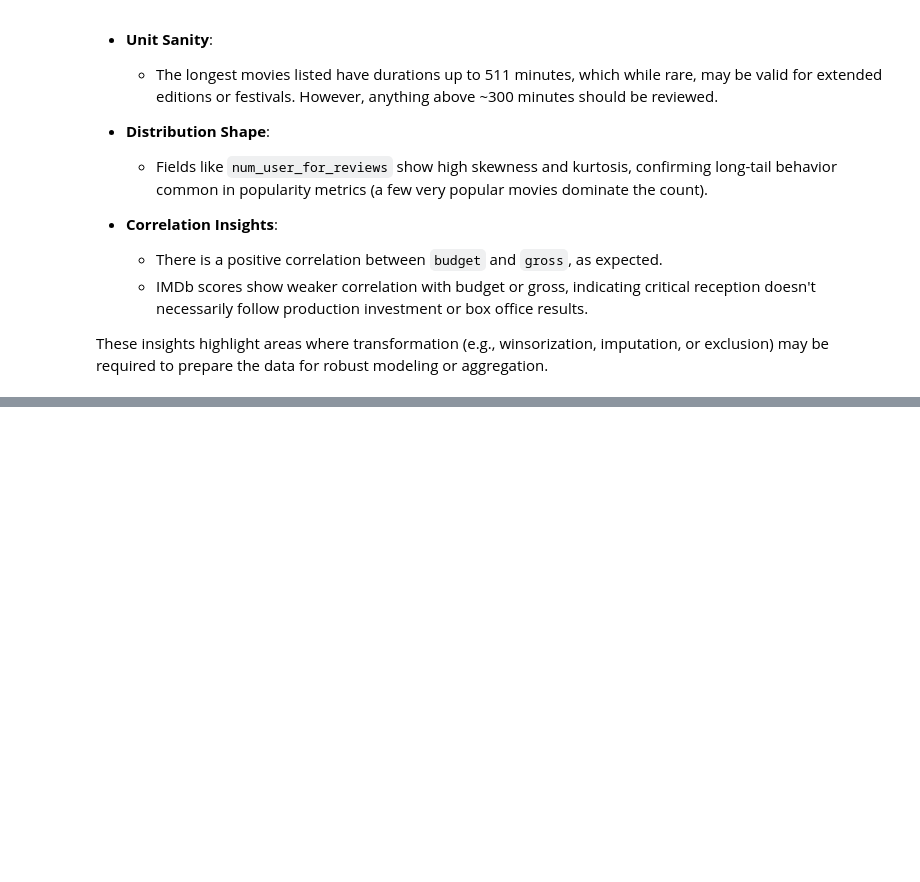
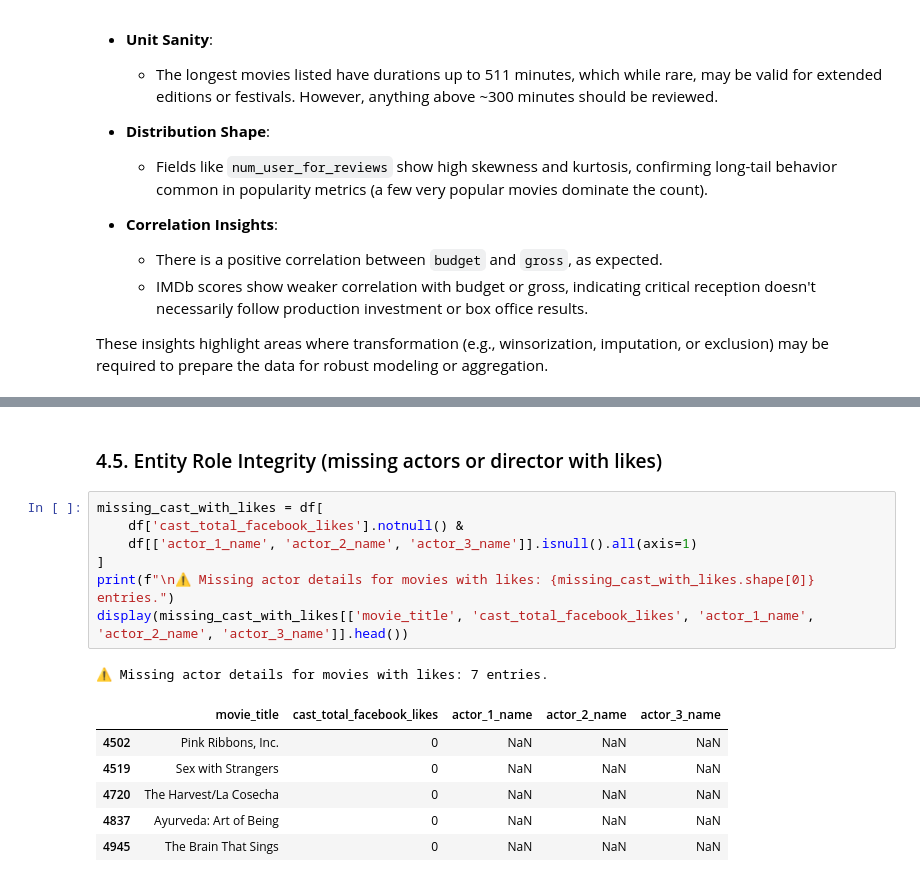
Before and after one commit to rogerioo/movie_challenge, a Jupyter notebook: challenge.ipynb, the cells around one changed output, grey strips where cells are left out. Saved outputs shown, nothing was run; the diff lists cells and outputs as text; blank space fills up the shorter version.

Commit message:
Add data integrity section

```diff
--- a/challenge.ipynb
+++ b/challenge.ipynb
@@ -416,0 +515,17 @@ These insights highlight areas where transformation (e.g., winsorization, imputa
+# %% [markdown]
+### 4.5. Entity Role Integrity (missing actors or director with likes)
+# %%
+missing_cast_with_likes = df[
+    df['cast_total_facebook_likes'].notnull() &
+    df[['actor_1_name', 'actor_2_name', 'actor_3_name']].isnull().all(axis=1)
+]
+print(f"\n⚠️ Missing actor details for movies with likes: {missing_cast_with_likes.shape[0]} entries.")
+display(missing_cast_with_likes[['movie_title', 'cast_total_facebook_likes', 'actor_1_name', 'actor_2_name', 'actor_3_name']].head())
+# %% [output]
+⚠️ Missing actor details for movies with likes: 7 entries.
+|  | movie_title | cast_total_facebook_likes | actor_1_name | actor_2_name | actor_3_name |
+| 4502 | Pink Ribbons, Inc. | 0 | NaN | NaN | NaN |
+| 4519 | Sex with Strangers | 0 | NaN | NaN | NaN |
+| 4720 | The Harvest/La Cosecha | 0 | NaN | NaN | NaN |
+| 4837 | Ayurveda: Art of Being | 0 | NaN | NaN | NaN |
+| 4945 | The Brain That Sings | 0 | NaN | NaN | NaN |
```
Also changed, not shown: parts of 16 cells of this notebook, 2 other files.
